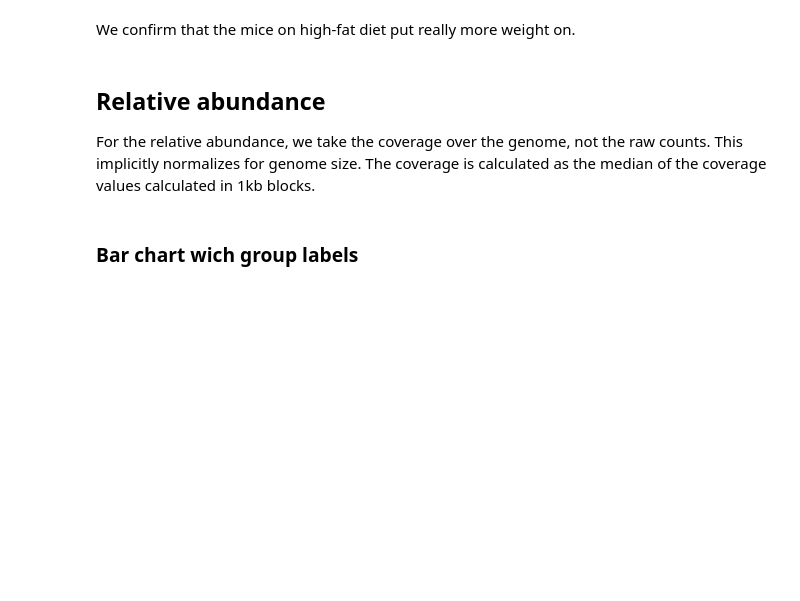
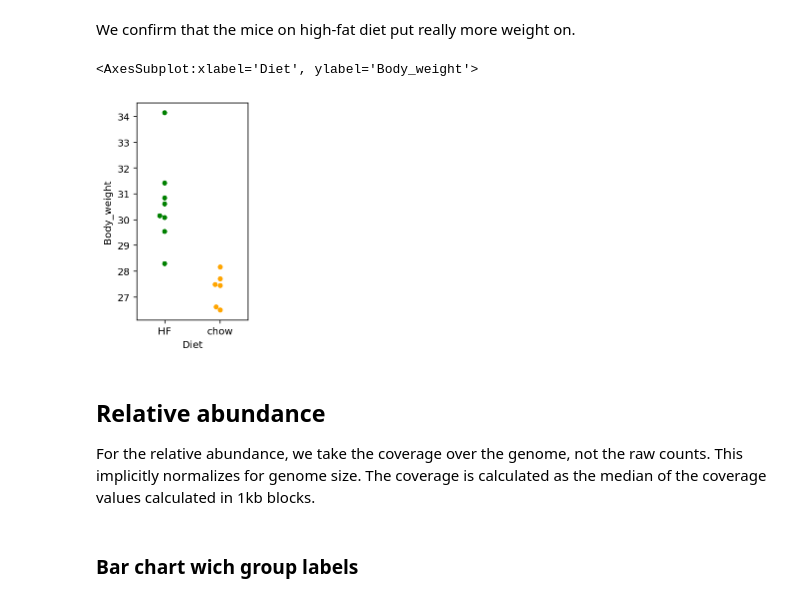
Before and after one commit to metagenome-atlas/Tutorial, a Jupyter notebook: Python/Differential_abundance.ipynb, the cells around one changed output. Drawn from its saved outputs; the diff is of its cells as text; code cells hidden in the pictures; blank space fills up the shorter version.

```diff
--- a/Python/Differential_abundance.ipynb
+++ b/Python/Differential_abundance.ipynb
@@ -28,4 +41,4 @@ How does high-fat diet impact the microbiome of mice?
 # %%
 # load metadata
-metadata= pd.read_table('metadata.txt',index_col=0)
+metadata= pd.read_table('../Example/metadata.txt',index_col=0)
 metadata.head()
@@ -33,5 +53,8 @@ metadata.head()
 We confirm that the mice on high-fat diet put really more weight on.
 # %%
 f= plt.figure(figsize=(2,4))
-sns.swarmplot(y='Body_weight',x='Diet',data=metadata)
+sns.swarmplot(y='Body_weight',x='Diet',data=metadata,palette= ['green','orange'])
+# %% [output]
+<AxesSubplot:xlabel='Diet', ylabel='Body_weight'>
+[figure, added]
 # %%
```
Also changed, not shown: parts of 23 cells of this notebook, 7 other files.
